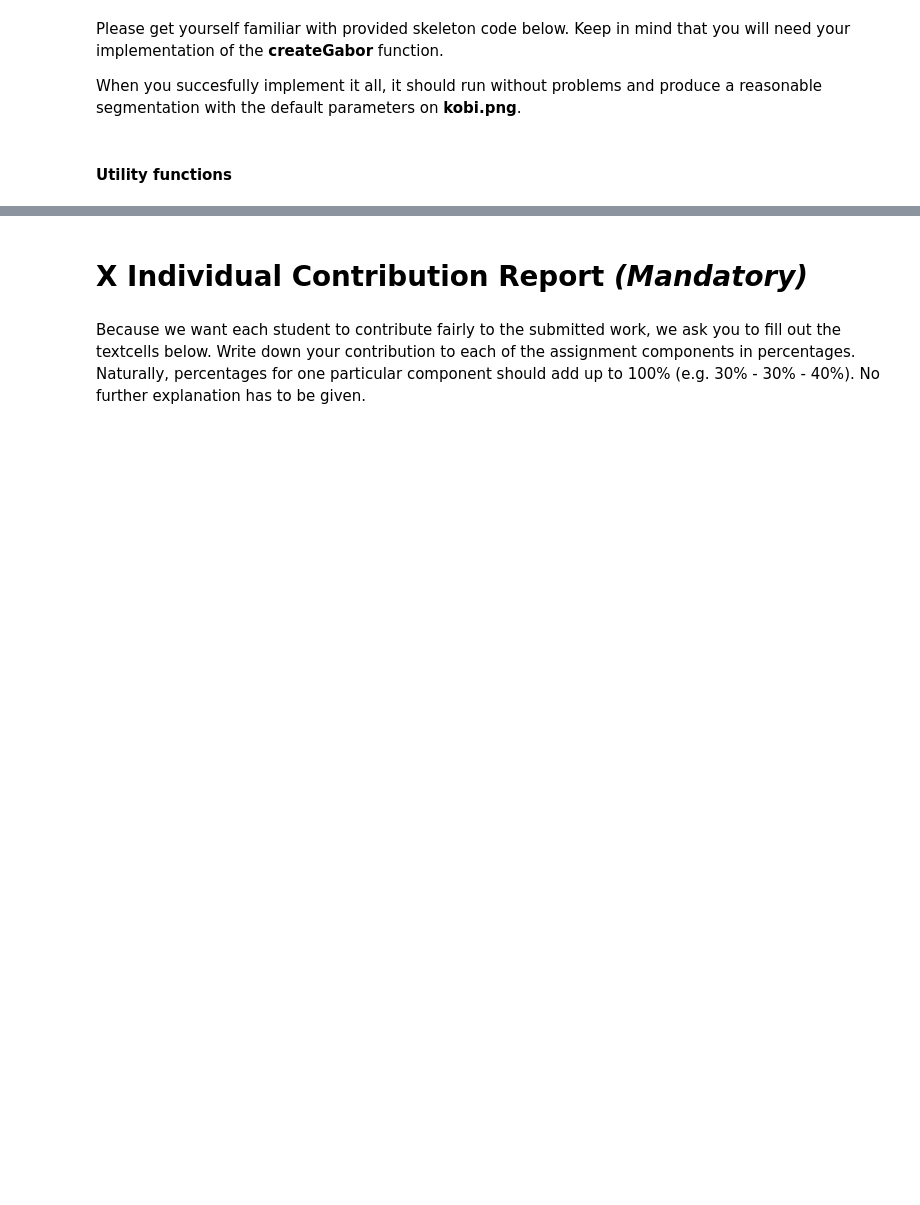
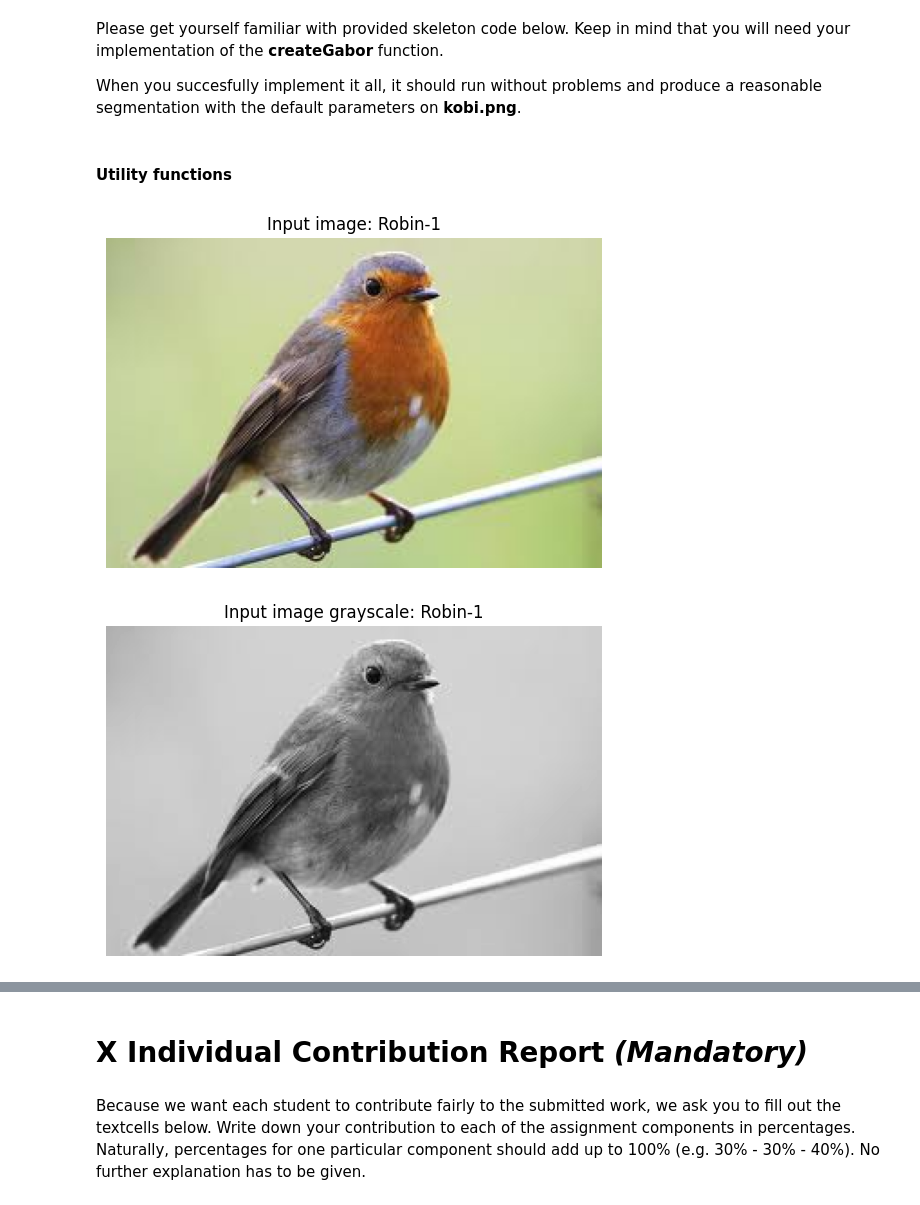
Before and after one commit to dqmis/ai-course, a Jupyter notebook: CV1_Lab2.ipynb, the cells around one changed output, grey strips where cells are left out. Drawn from its saved outputs; the diff is of its cells as text; code cells hidden in the pictures; blank space fills up the shorter version.

```diff
--- a/CV1_Lab2.ipynb
+++ b/CV1_Lab2.ipynb
@@ -1195,13 +1148,18 @@ def show_image(image, image_id:str= "Polar", cmap='gray'):
 # %%
 ### Foreground-Background segmentation algoritm
 ### Part 0 - read image and convert to grayscale
 
-image_id = "Kobi"
+image_id = "Robin-1"
 img = load_image(image_id) # load an image with the Polar bear
 show_image(img, f'Input image: {image_id}')
 
 if img.shape[2] == 3:
     img = cv2.cvtColor(img, cv2.COLOR_RGB2GRAY)
+
+show_image(img, f'Input image grayscale: {image_id}')
+# %% [output]
+[figure, added]
+[figure, added]
 # %%
 ### Foreground-Background segmentation algoritm
 ### Part 1 - create Gabor filterbank
```
Also changed, not shown: parts of 17 cells of this notebook.
